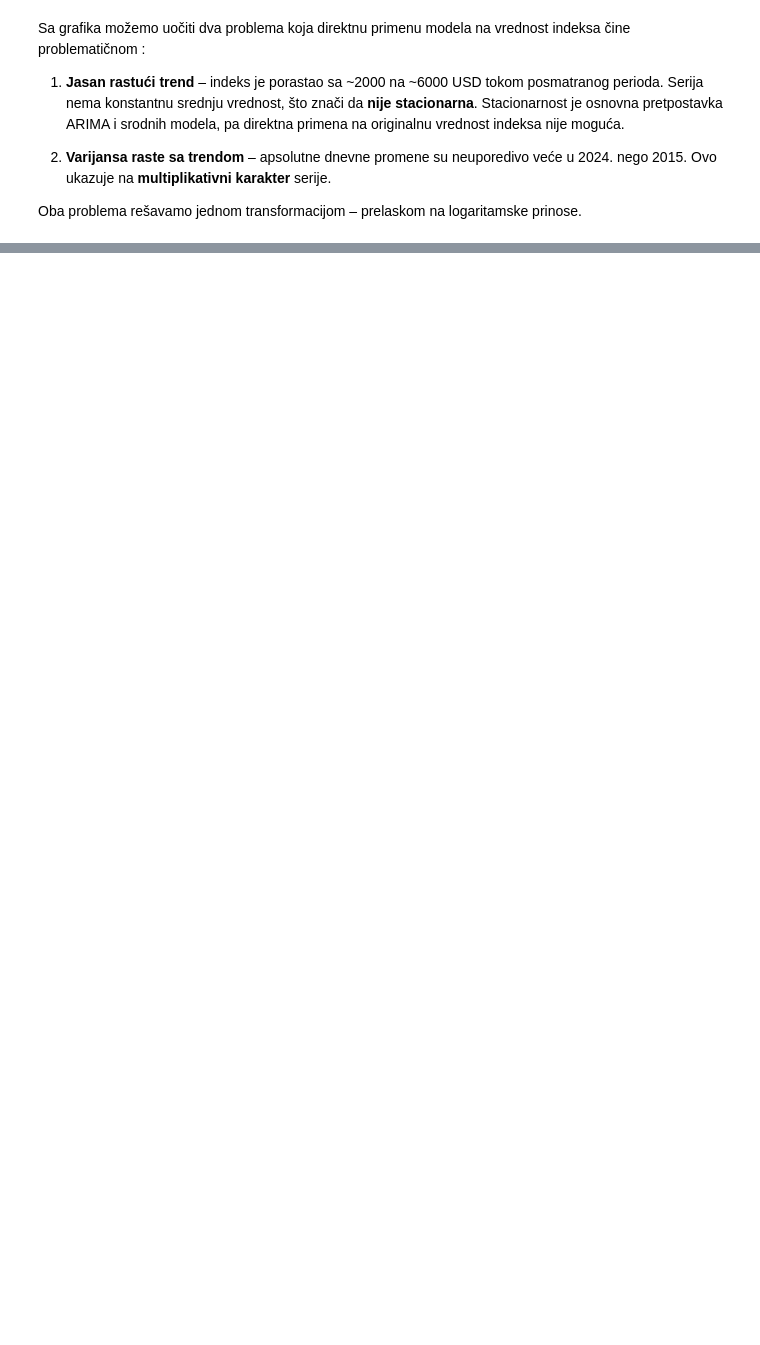
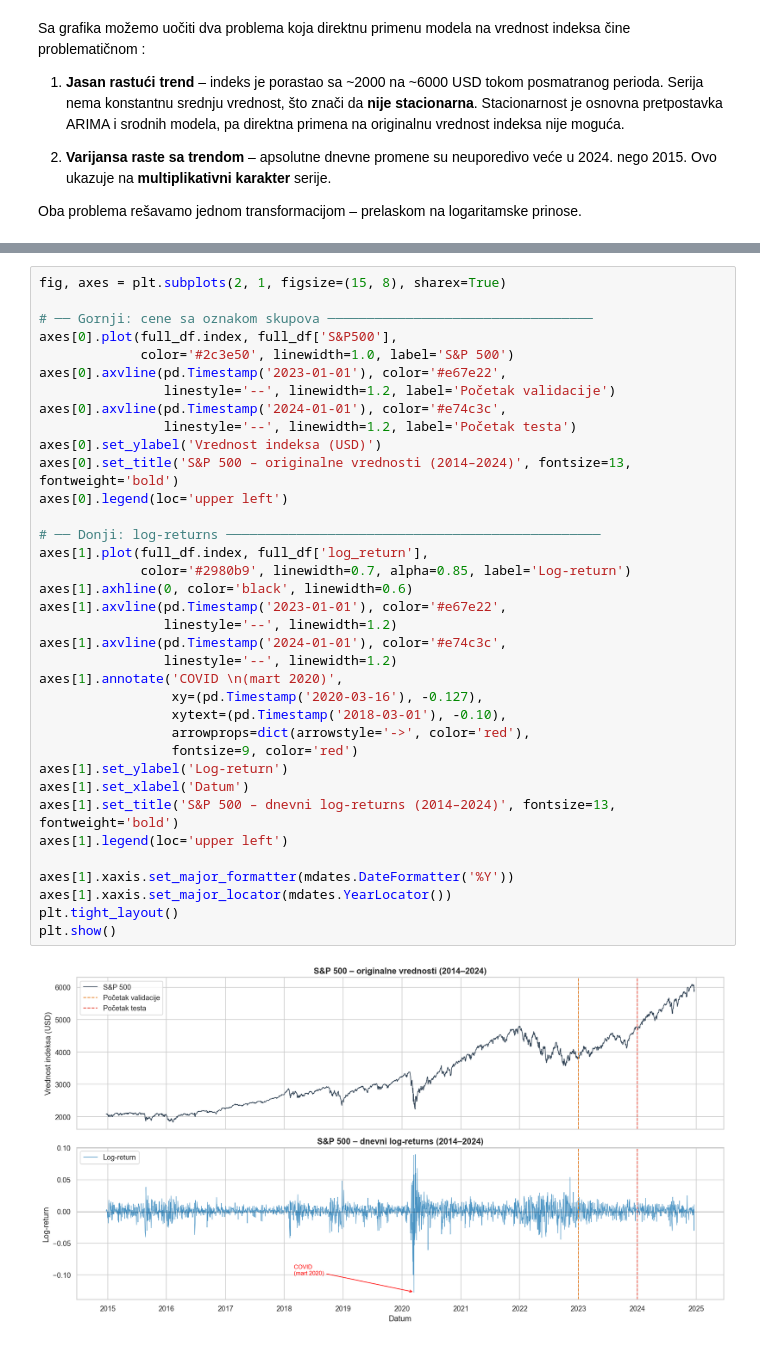
Before and after one commit to MikiKenpachi/SP500-log-returns-analysis, a Jupyter notebook: notebook.ipynb, the cells around one changed output, grey strips where cells are left out. Saved outputs shown, nothing was run; the diff lists cells and outputs as text; blank space fills up the shorter version.

```diff
--- a/notebook.ipynb
+++ b/notebook.ipynb
@@ -203,0 +219,38 @@ Oba problema rešavamo jednom transformacijom – prelaskom na logaritamske prin
+# %%
+fig, axes = plt.subplots(2, 1, figsize=(15, 8), sharex=True)
+
+# ── Gornji: cene sa oznakom skupova ──────────────────────────────────
+axes[0].plot(full_df.index, full_df['S&P500'],
+             color='#2c3e50', linewidth=1.0, label='S&P 500')
+axes[0].axvline(pd.Timestamp('2023-01-01'), color='#e67e22',
+                linestyle='--', linewidth=1.2, label='Početak validacije')
+axes[0].axvline(pd.Timestamp('2024-01-01'), color='#e74c3c',
+                linestyle='--', linewidth=1.2, label='Početak testa')
+axes[0].set_ylabel('Vrednost indeksa (USD)')
+axes[0].set_title('S&P 500 – originalne vrednosti (2014–2024)', fontsize=13, fontweight='bold')
+axes[0].legend(loc='upper left')
+
+# ── Donji: log-returns ────────────────────────────────────────────────
+axes[1].plot(full_df.index, full_df['log_return'],
+             color='#2980b9', linewidth=0.7, alpha=0.85, label='Log-return')
+axes[1].axhline(0, color='black', linewidth=0.6)
+axes[1].axvline(pd.Timestamp('2023-01-01'), color='#e67e22',
+                linestyle='--', linewidth=1.2)
+axes[1].axvline(pd.Timestamp('2024-01-01'), color='#e74c3c',
+                linestyle='--', linewidth=1.2)
+axes[1].annotate('COVID \n(mart 2020)',
+                 xy=(pd.Timestamp('2020-03-16'), -0.127),
+                 xytext=(pd.Timestamp('2018-03-01'), -0.10),
+                 arrowprops=dict(arrowstyle='->', color='red'),
+                 fontsize=9, color='red')
+axes[1].set_ylabel('Log-return')
+axes[1].set_xlabel('Datum')
+axes[1].set_title('S&P 500 – dnevni log-returns (2014–2024)', fontsize=13, fontweight='bold')
+axes[1].legend(loc='upper left')
+
+axes[1].xaxis.set_major_formatter(mdates.DateFormatter('%Y'))
+axes[1].xaxis.set_major_locator(mdates.YearLocator())
+plt.tight_layout()
+plt.show()
+# %% [output]
+[figure, added]
```
Also changed, not shown: parts of 49 cells of this notebook, 4 other files.
